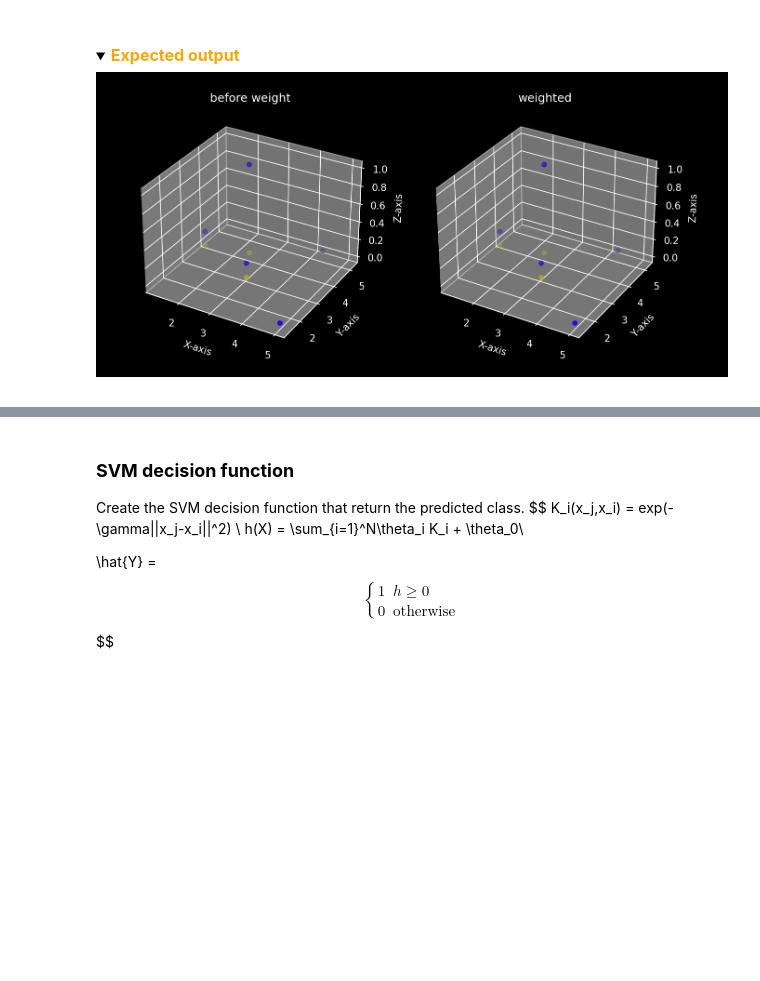
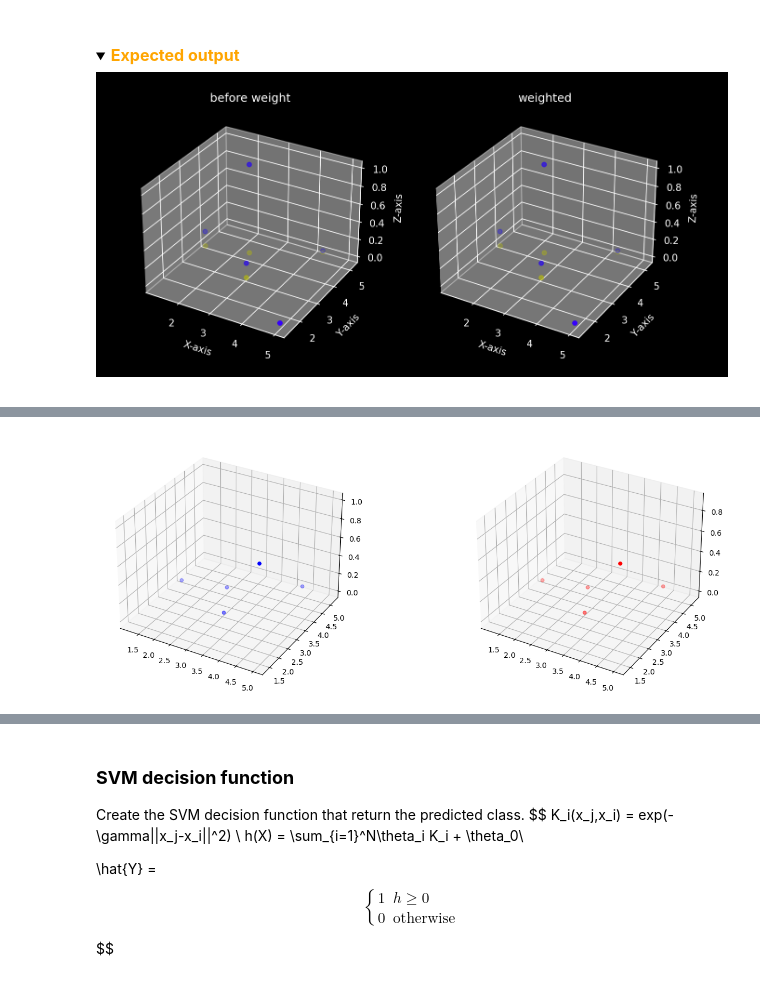
Before and after one commit to Pimchanokz/ML, a Jupyter notebook: Lab3/Lab3-1_SVM_HardPrediction.ipynb, the cells around one changed output, grey strips where cells are left out. Drawn from its saved outputs; the diff is of its cells as text; code cells hidden in the pictures; folded sections open; blank space fills up the shorter version.

```diff
--- a/Lab3/Lab3-1_SVM_HardPrediction.ipynb
+++ b/Lab3/Lab3-1_SVM_HardPrediction.ipynb
@@ -178,3 +197,5 @@ compare_3dplot(x_train,kernels_train[1],w[1])
 # %%
-compare_3dplot(x_train,kernels_train[2],w[2])
+compare_3dplot(X_train,kernels[2],w[2])
+# %% [output]
+[figure, added]
 # %%
```
Also changed, not shown: parts of 18 cells of this notebook, 5 other files.
